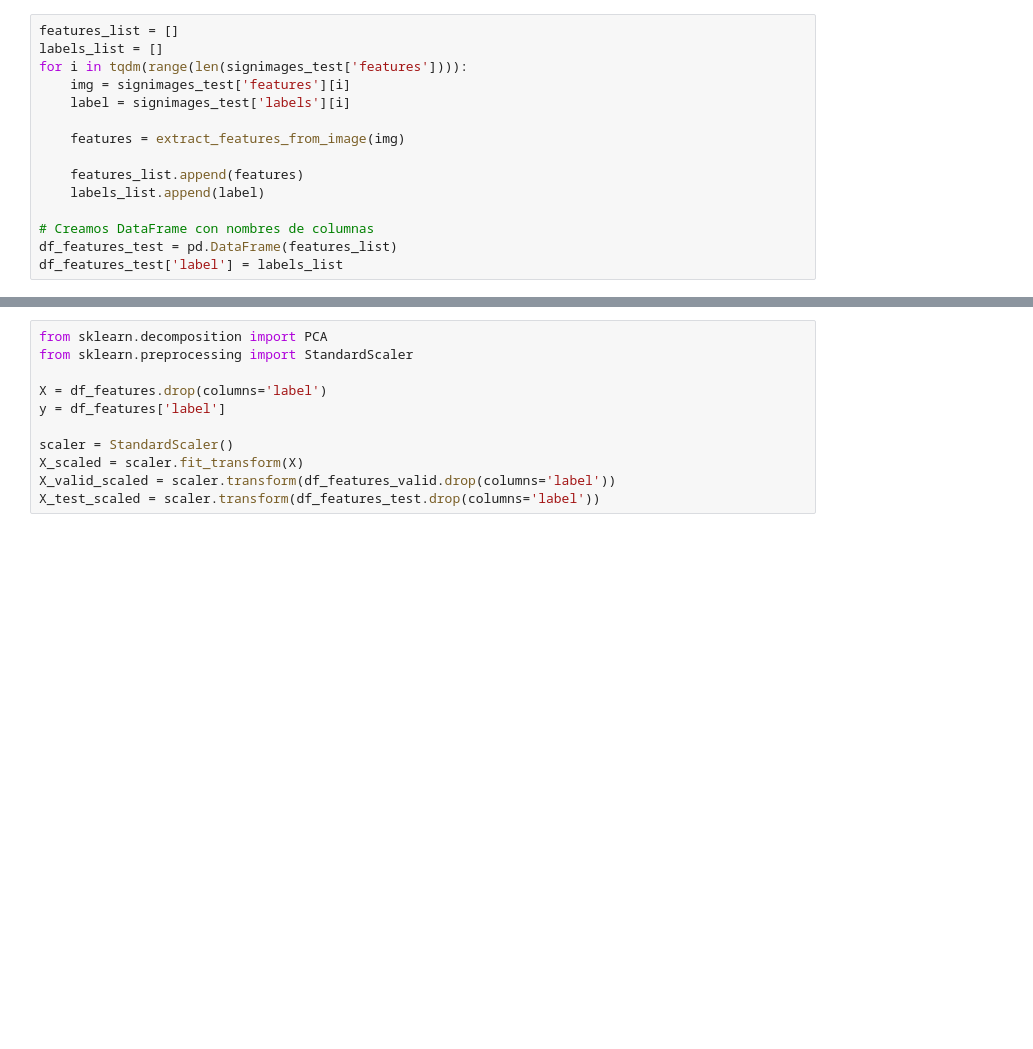
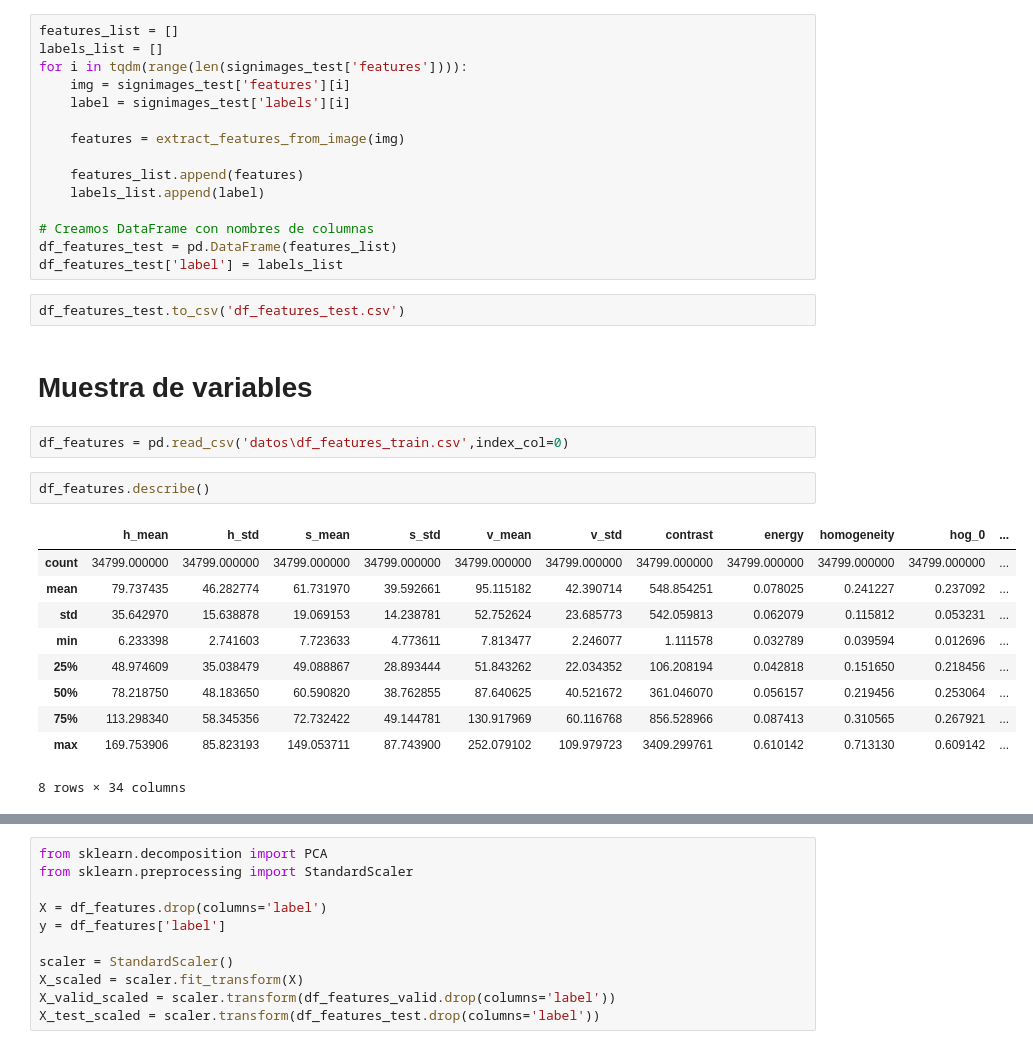
Before and after one commit to paezagustin/ML_2025, a Jupyter notebook: señales_transito.ipynb, the cells around one changed output, grey strips where cells are left out. Drawn from its saved outputs; the diff is of its cells as text; blank space fills up the shorter version.

```diff
--- a/señales_transito.ipynb
+++ b/señales_transito.ipynb
@@ -167,3 +172,22 @@ for i in tqdm(range(len(signimages_test['features']))):
 # Creamos DataFrame con nombres de columnas
 df_features_test = pd.DataFrame(features_list)
 df_features_test['label'] = labels_list
+# %%
+df_features_test.to_csv('df_features_test.csv')
+# %% [markdown]
+# Muestra de variables
+# %%
+df_features = pd.read_csv('datos\df_features_train.csv',index_col=0)
+# %%
+df_features.describe()
+# %% [output]
+|  | h_mean | h_std | s_mean | s_std | v_mean | v_std | contrast | energy | homogeneity | hog_0 | ... |
+| count | 34799.000000 | 34799.000000 | 34799.000000 | 34799.000000 | 34799.000000 | 34799.000000 | 34799.000000 | 34799.000000 | 34799.000000 | 34799.000000 | ... |
+| mean | 79.737435 | 46.282774 | 61.731970 | 39.592661 | 95.115182 | 42.390714 | 548.854251 | 0.078025 | 0.241227 | 0.237092 | ... |
+| std | 35.642970 | 15.638878 | 19.069153 | 14.238781 | 52.752624 | 23.685773 | 542.059813 | 0.062079 | 0.115812 | 0.053231 | ... |
+| min | 6.233398 | 2.741603 | 7.723633 | 4.773611 | 7.813477 | 2.246077 | 1.111578 | 0.032789 | 0.039594 | 0.012696 | ... |
+| 25% | 48.974609 | 35.038479 | 49.088867 | 28.893444 | 51.843262 | 22.034352 | 106.208194 | 0.042818 | 0.151650 | 0.218456 | ... |
+| 50% | 78.218750 | 48.183650 | 60.590820 | 38.762855 | 87.640625 | 40.521672 | 361.046070 | 0.056157 | 0.219456 | 0.253064 | ... |
+| 75% | 113.298340 | 58.345356 | 72.732422 | 49.144781 | 130.917969 | 60.116768 | 856.528966 | 0.087413 | 0.310565 | 0.267921 | ... |
+| max | 169.753906 | 85.823193 | 149.053711 | 87.743900 | 252.079102 | 109.979723 | 3409.299761 | 0.610142 | 0.713130 | 0.609142 | ... |
+8 rows × 34 columns
```
Also changed, not shown: parts of 17 cells of this notebook, 2 other files.
